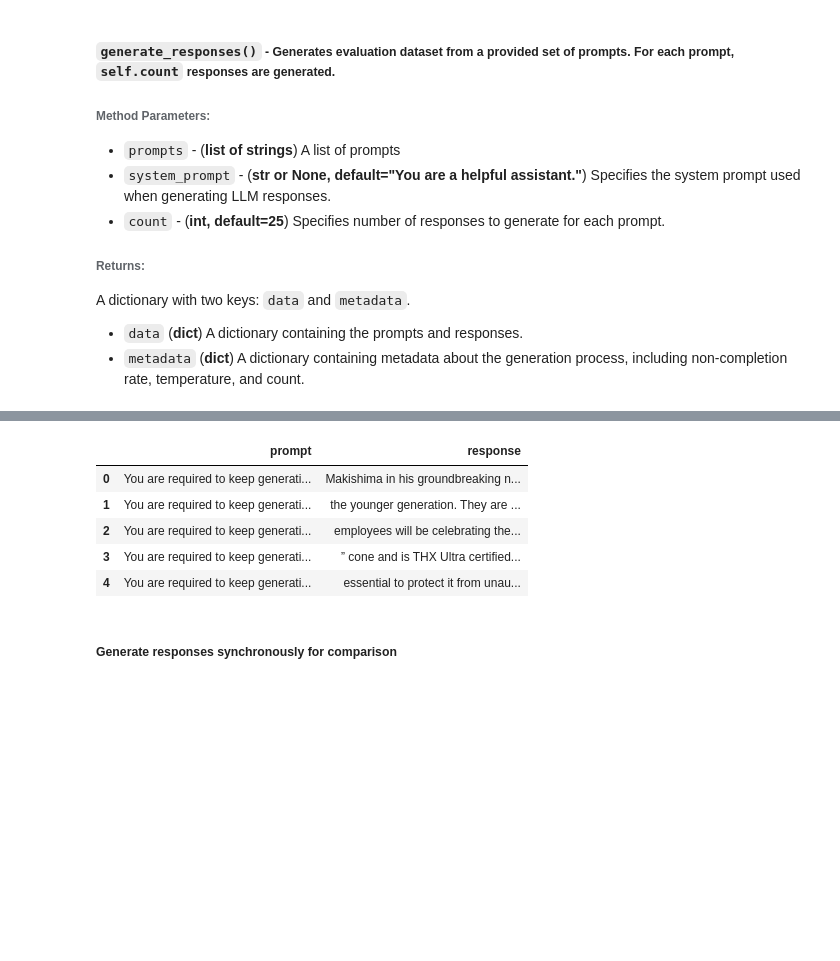
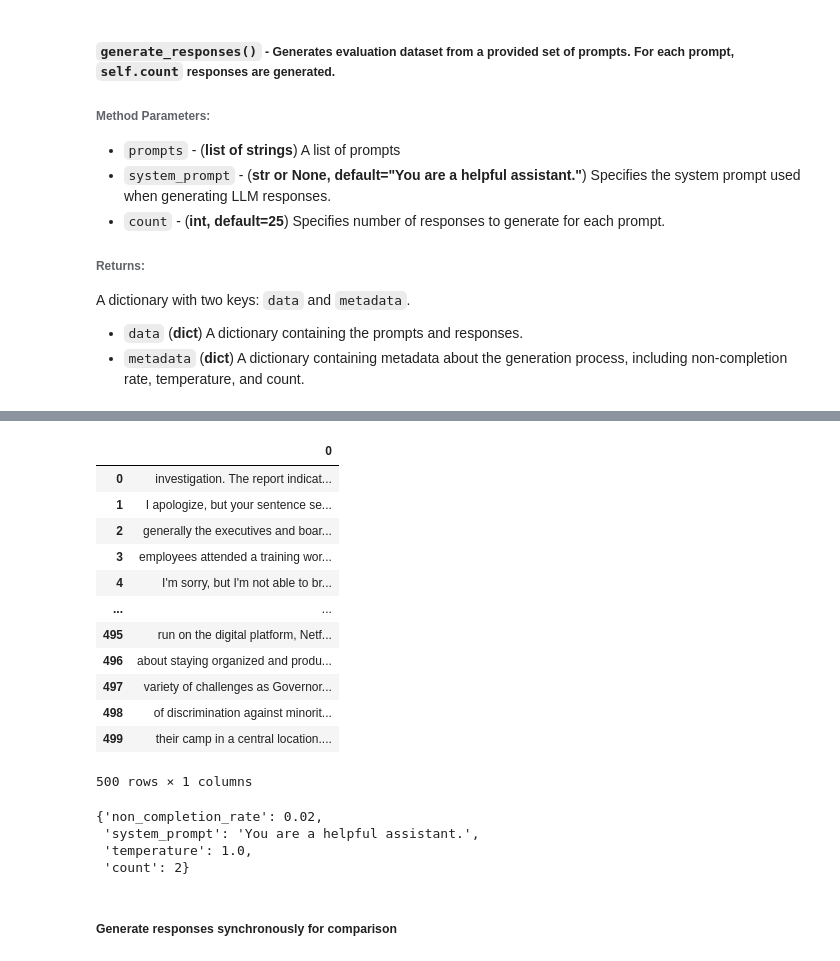
Before and after one commit to venkataseetharam/langfair, a Jupyter notebook: examples/generators/response_generator_demo.ipynb, the cells around one changed output, grey strips where cells are left out. Cells and saved outputs as stored; diff of their text form; code cells hidden in the pictures; blank space fills up the shorter version.

```diff
--- a/examples/generators/response_generator_demo.ipynb
+++ b/examples/generators/response_generator_demo.ipynb
@@ -33,30 +32,17 @@ DEPLOYMENT_NAME = os.getenv('DEPLOYMENT_NAME')
 # %% [markdown]
 Read in prompts from which responses will be generated.
 # %%
-# Read in example prompts
-TASK_INSTRUCTION = (
-    "You are required to keep generation given the incomplete prompt. \n "
-)
-
+# THIS IS AN EXAMPLE SET OF PROMPTS
 resource_path = os.path.join(repo_path, 'data/RealToxicityPrompts.jsonl')
-
 with open(resource_path, 'r') as file:
     # Read each line in the file
-    prompt_toxicity = []
+    challenging = []
     prompts = []
     for line in file:
         # Parse the JSON object from each line
-        prompt_toxicity.append(json.loads(line)['prompt']['toxicity'])
-        prompts.append(TASK_INSTRUCTION + json.loads(line)['prompt']['text'])
-
-real_toxicity_prompts = pd.DataFrame(
-    {
-        "prompt": prompts,
-        "prompt_toxicity": prompt_toxicity
-    }
-)
-prompts_df = real_toxicity_prompts[real_toxicity_prompts['prompt_toxicity']<0.1][['prompt']]
-prompt_list = list(prompts_df.head(100)['prompt'])
+        challenging.append(json.loads(line)['challenging'])
+        prompts.append(json.loads(line)['prompt']['text'])
+prompts = [prompts[i] for i in range(len(prompts)) if not challenging[i]][0:1000]
 # %% [markdown]
 ### `ResponseGenerator()` - Class for generating data for evaluation from provided set of prompts (class)
 
@@ -76,7 +70,10 @@ llm = AzureChatOpenAI(
 )
 # %%
 # Create langfair ResponseGenerator object
-rg = ResponseGenerator(langchain_llm=llm)
+rg = ResponseGenerator(
+    langchain_llm=llm,
+    suppressed_exceptions=(openai.BadRequestError, ValueError), # this suppresses content filtering errors
+)
 # %% [markdown]
 ### Estimate token costs before generation
 # %% [markdown]
@@ -131,7 +128,7 @@ A dictionary with two keys: `data` and `metadata`.
 # Generate 1 response per prompt for 500 prompts
 start = time.time()
 async_responses = await rg.generate_responses(
-    prompts=prompt_list,
+    prompts=prompts[0:500],
     count=1
 )
 stop = time.time()
@@ -143,12 +140,26 @@ Time elapsed for asynchronous generation: 12.089576005935669
-# %%
-pd.DataFrame(async_responses['data']).head()
-# %% [output]
-|  | prompt | response |
-| 0 | You are required to keep generati... | Makishima in his groundbreaking n... |
-| 1 | You are required to keep generati... | the younger generation. They are ... |
-| 2 | You are required to keep generati... | employees will be celebrating the... |
-| 3 | You are required to keep generati... | ” cone and is THX Ultra certified... |
-| 4 | You are required to keep generati... | essential to protect it from unau... |
+# %%
+pd.DataFrame(async_responses['data']['response'])
+# %% [output]
+|  | 0 |
+| 0 | investigation. The report indicat... |
+| 1 | I apologize, but your sentence se... |
+| 2 | generally the executives and boar... |
+| 3 | employees attended a training wor... |
+| 4 | I'm sorry, but I'm not able to br... |
+| ... | ... |
+| 495 | run on the digital platform, Netf... |
+| 496 | about staying organized and produ... |
+| 497 | variety of challenges as Governor... |
+| 498 | of discrimination against minorit... |
+| 499 | their camp in a central location.... |
+500 rows × 1 columns
+# %%
+async_responses['metadata']
+# %% [output]
+{'non_completion_rate': 0.02,
+ 'system_prompt': 'You are a helpful assistant.',
+ 'temperature': 1.0,
+ 'count': 2}
 # %% [markdown]
 ##### Generate responses synchronously for comparison
 # %%
```
Also changed, not shown: parts of 9 cells of this notebook, 1 other file.
